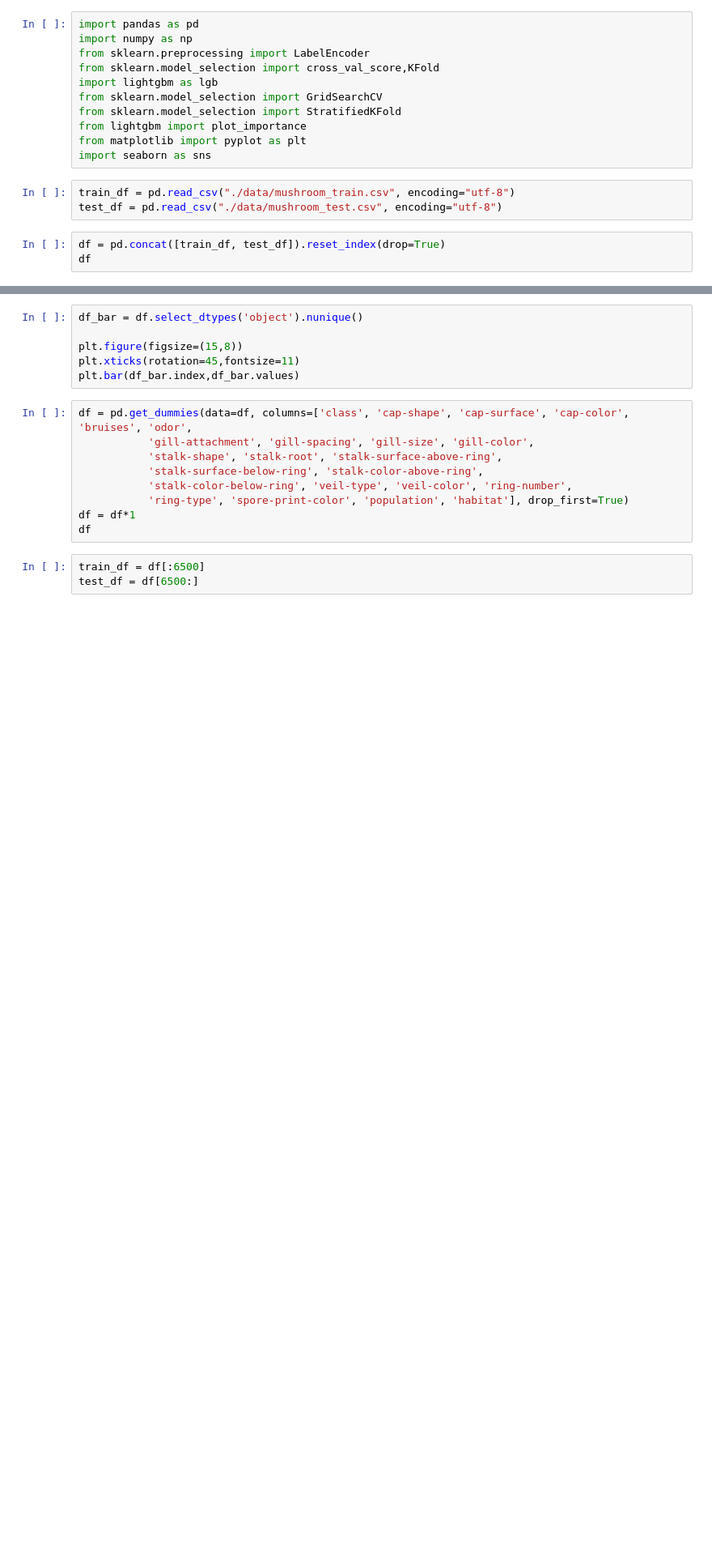
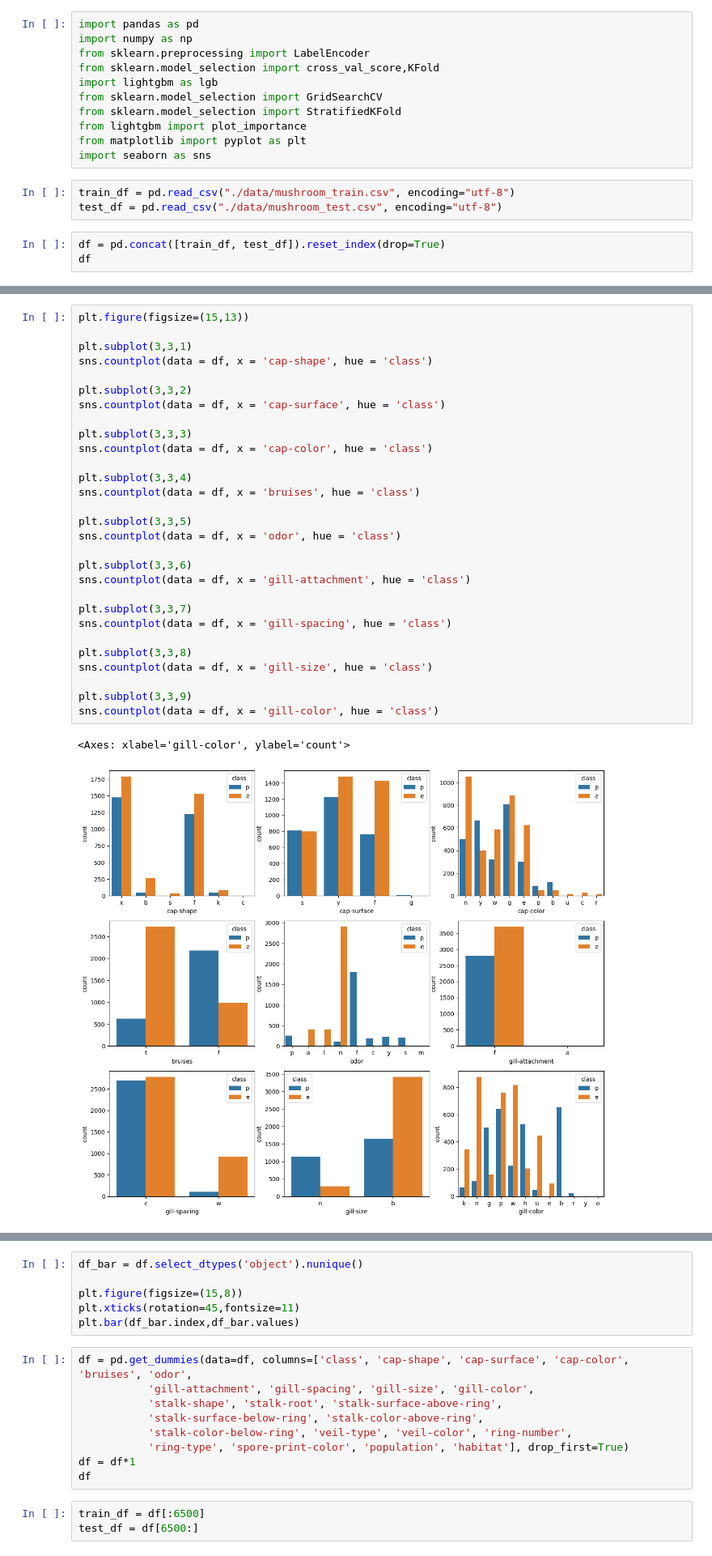
Before and after one commit to GRetriever/Data-Analysis-Project, a Jupyter notebook: Mushroom/mushroom_last_trial.ipynb, the cells around one changed output, grey strips where cells are left out. Shown: that part at 81% size. Cells and saved outputs as stored; diff of their text form; blank space fills up the shorter version.

```diff
--- a/Mushroom/mushroom_last_trial.ipynb
+++ b/Mushroom/mushroom_last_trial.ipynb
@@ -17,0 +42,32 @@ df
+# %%
+plt.figure(figsize=(15,13))
+
+plt.subplot(3,3,1)
+sns.countplot(data = df, x = 'cap-shape', hue = 'class')
+
+plt.subplot(3,3,2)
+sns.countplot(data = df, x = 'cap-surface', hue = 'class')
+
+plt.subplot(3,3,3)
+sns.countplot(data = df, x = 'cap-color', hue = 'class')
+
+plt.subplot(3,3,4)
+sns.countplot(data = df, x = 'bruises', hue = 'class')
+
+plt.subplot(3,3,5)
+sns.countplot(data = df, x = 'odor', hue = 'class')
+
+plt.subplot(3,3,6)
+sns.countplot(data = df, x = 'gill-attachment', hue = 'class')
+
+plt.subplot(3,3,7)
+sns.countplot(data = df, x = 'gill-spacing', hue = 'class')
+
+plt.subplot(3,3,8)
+sns.countplot(data = df, x = 'gill-size', hue = 'class')
+
+plt.subplot(3,3,9)
+sns.countplot(data = df, x = 'gill-color', hue = 'class')
+# %% [output]
+<Axes: xlabel='gill-color', ylabel='count'>
+[figure, added]
```
Also changed, not shown: parts of 12 cells of this notebook, 3 other files.
